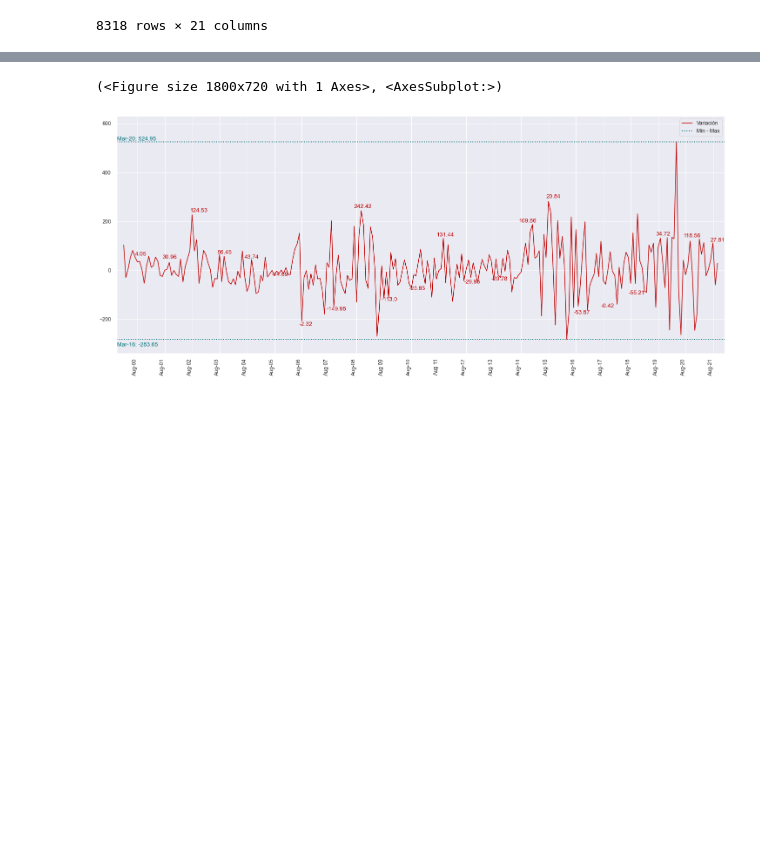
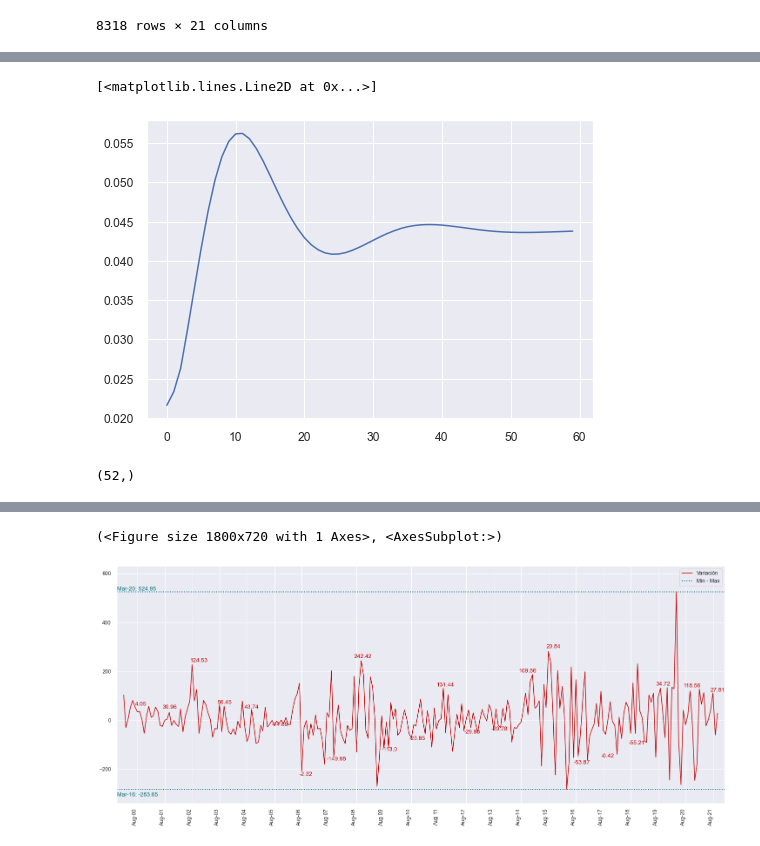
Before and after one commit to Alejandro-Duenas/rate_simulation_models, a Jupyter notebook: Stochastic Rates Modeling.ipynb, the cells around one changed output, grey strips where cells are left out. Saved outputs shown, nothing was run; the diff lists cells and outputs as text; code cells hidden in the pictures; blank space fills up the shorter version.

```diff
--- a/Stochastic Rates Modeling.ipynb
+++ b/Stochastic Rates Modeling.ipynb
@@ -47,0 +165,10 @@ monthly_rates = full_rates.groupby(pd.Grouper(freq='M')).last()
+# %%
+plt.plot(0.15/(1+np.exp(-model_fit.forecast(60))))
+#model_fit.forecast(60)
+# %% [output]
+[<matplotlib.lines.Line2D at 0x...>]
+[figure, added]
+# %%
+transformed.shape
+# %% [output]
+(52,)
```
Also changed, not shown: parts of 26 cells of this notebook, 2 other files.
